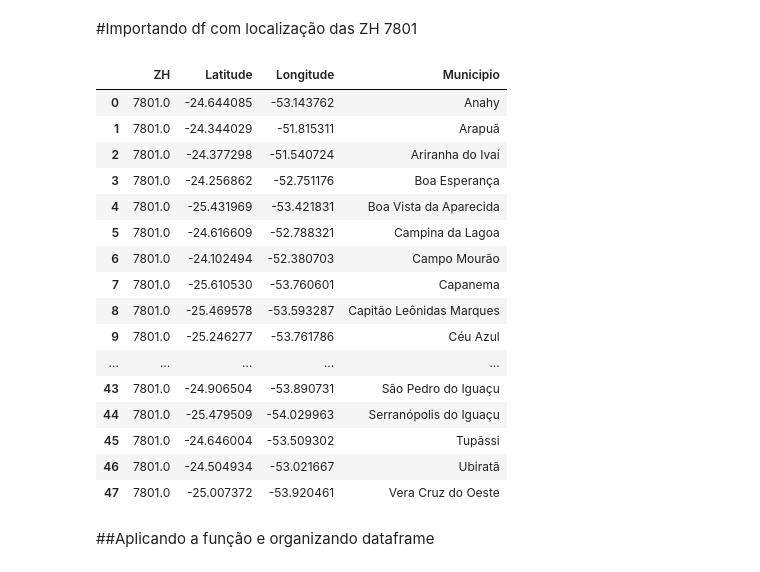
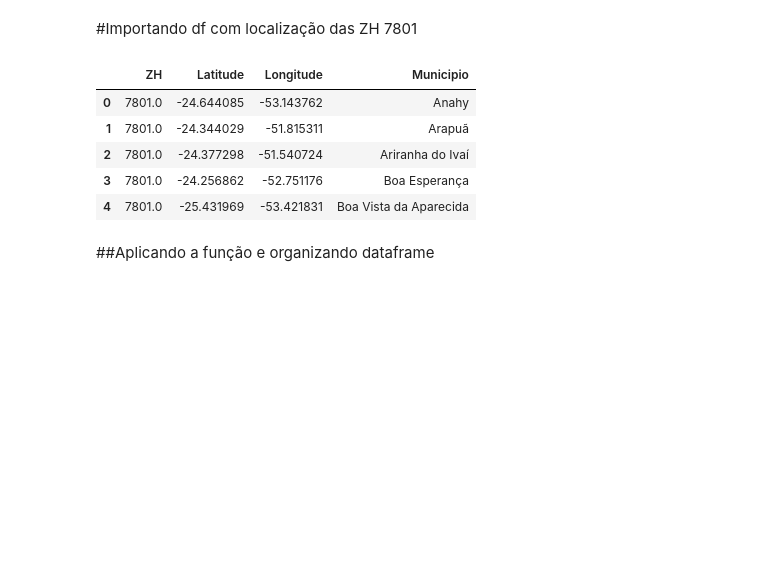
Before and after one commit to fcoliveira-utfpr/IDF_equation, a Jupyter notebook: baixar_dados_xavier_por_zh.ipynb, the cells around one changed output. Saved outputs shown, nothing was run; the diff lists cells and outputs as text; code cells hidden in the pictures; blank space fills up the shorter version.

```diff
--- a/baixar_dados_xavier_por_zh.ipynb
+++ b/baixar_dados_xavier_por_zh.ipynb
@@ -63,32 +62,21 @@ def processar_colecao(colecao_path, banda, offset, escala, ano, ponto, municipio
 # %%
 import pandas as pd
 url = "https://raw.githubusercontent.com/fcoliveira-utfpr/IDF_equation/refs/heads/main/clima_zh_7801.csv"
 df = pd.read_csv(url)
 cidade = df['Municipio']
 df = df.drop(columns=['Municipio'])
 df = df.replace({',': '.'}, regex=True)
 df = df.apply(lambda x: pd.to_numeric(x, errors = 'coerce'), axis=1)
 df['Municipio'] = cidade
 df_municipios = df.copy()
-df_municipios
+df_municipios.head()
 # %% [output]
 |  | ZH | Latitude | Longitude | Municipio |
 | 0 | 7801.0 | -24.644085 | -53.143762 | Anahy |
 | 1 | 7801.0 | -24.344029 | -51.815311 | Arapuã |
 | 2 | 7801.0 | -24.377298 | -51.540724 | Ariranha do Ivaí |
 | 3 | 7801.0 | -24.256862 | -52.751176 | Boa Esperança |
 | 4 | 7801.0 | -25.431969 | -53.421831 | Boa Vista da Aparecida |
-| 5 | 7801.0 | -24.616609 | -52.788321 | Campina da Lagoa |
-| 6 | 7801.0 | -24.102494 | -52.380703 | Campo Mourão |
-| 7 | 7801.0 | -25.610530 | -53.760601 | Capanema |
-| 8 | 7801.0 | -25.469578 | -53.593287 | Capitão Leônidas Marques |
-| 9 | 7801.0 | -25.246277 | -53.761786 | Céu Azul |
-| ... | ... | ... | ... | ... |
-| 43 | 7801.0 | -24.906504 | -53.890731 | São Pedro do Iguaçu |
-| 44 | 7801.0 | -25.479509 | -54.029963 | Serranópolis do Iguaçu |
-| 45 | 7801.0 | -24.646004 | -53.509302 | Tupãssi |
-| 46 | 7801.0 | -24.504934 | -53.021667 | Ubiratã |
-| 47 | 7801.0 | -25.007372 | -53.920461 | Vera Cruz do Oeste |
 # %% [markdown]
 ##Aplicando a função e organizando dataframe
 # %%
```
Also changed, not shown: parts of 1 cell of this notebook.
